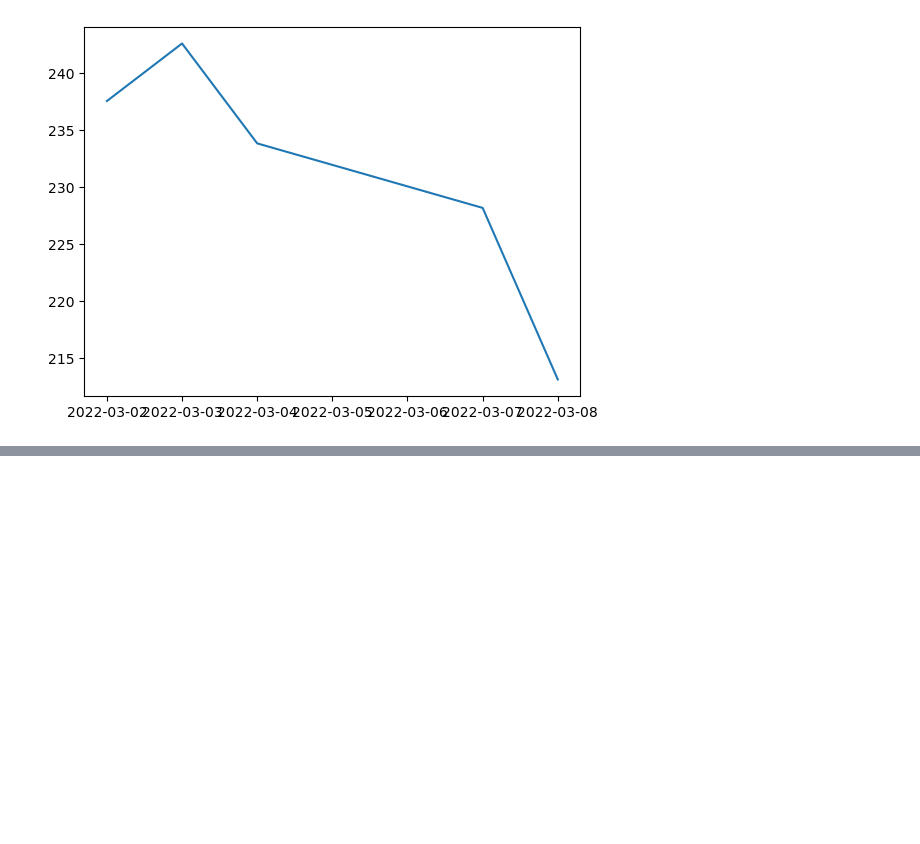
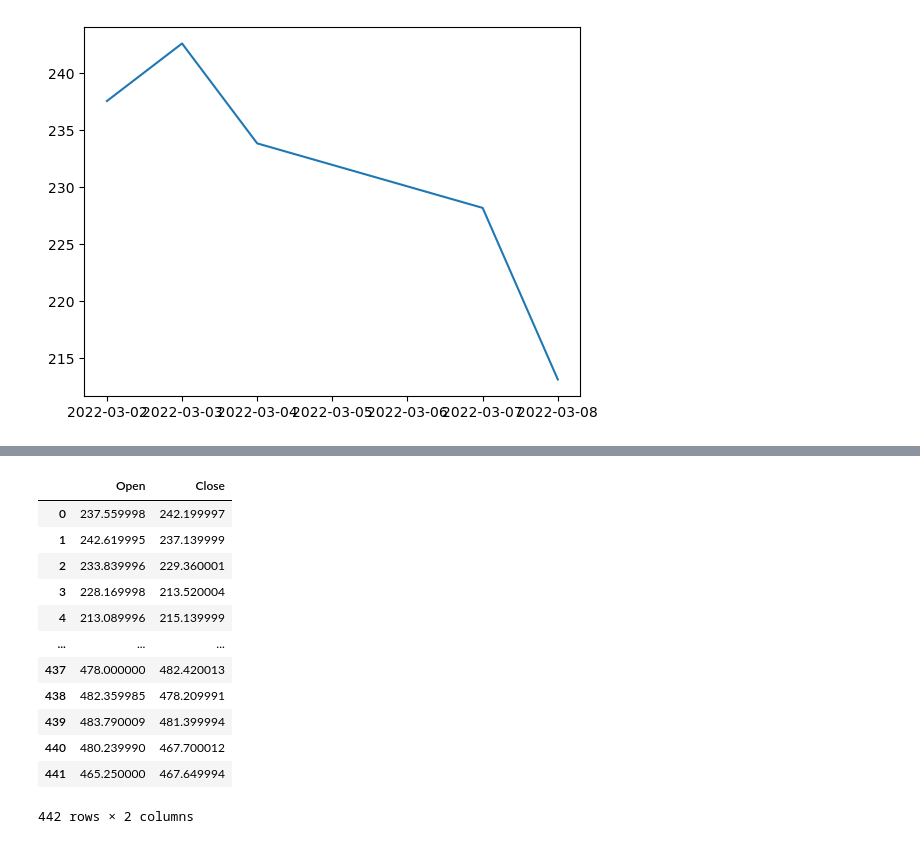
Before and after one commit to mrrkdas/Finance, a Jupyter notebook: Project/projectv2.ipynb, the cells around one changed output, grey strips where cells are left out. Cells and saved outputs as stored; diff of their text form; code cells hidden in the pictures; blank space fills up the shorter version.

```diff
--- a/Project/projectv2.ipynb
+++ b/Project/projectv2.ipynb
@@ -130,0 +143,16 @@ TypeError: float() argument must be a string or a real number, not 'datetime.dat
+# %%
+df[["Open", "Close"]]
+# %% [output]
+|  | Open | Close |
+| 0 | 237.559998 | 242.199997 |
+| 1 | 242.619995 | 237.139999 |
+| 2 | 233.839996 | 229.360001 |
+| 3 | 228.169998 | 213.520004 |
+| 4 | 213.089996 | 215.139999 |
+| ... | ... | ... |
+| 437 | 478.000000 | 482.420013 |
+| 438 | 482.359985 | 478.209991 |
+| 439 | 483.790009 | 481.399994 |
+| 440 | 480.239990 | 467.700012 |
+| 441 | 465.250000 | 467.649994 |
+442 rows × 2 columns
```
Also changed, not shown: parts of 7 cells of this notebook.
